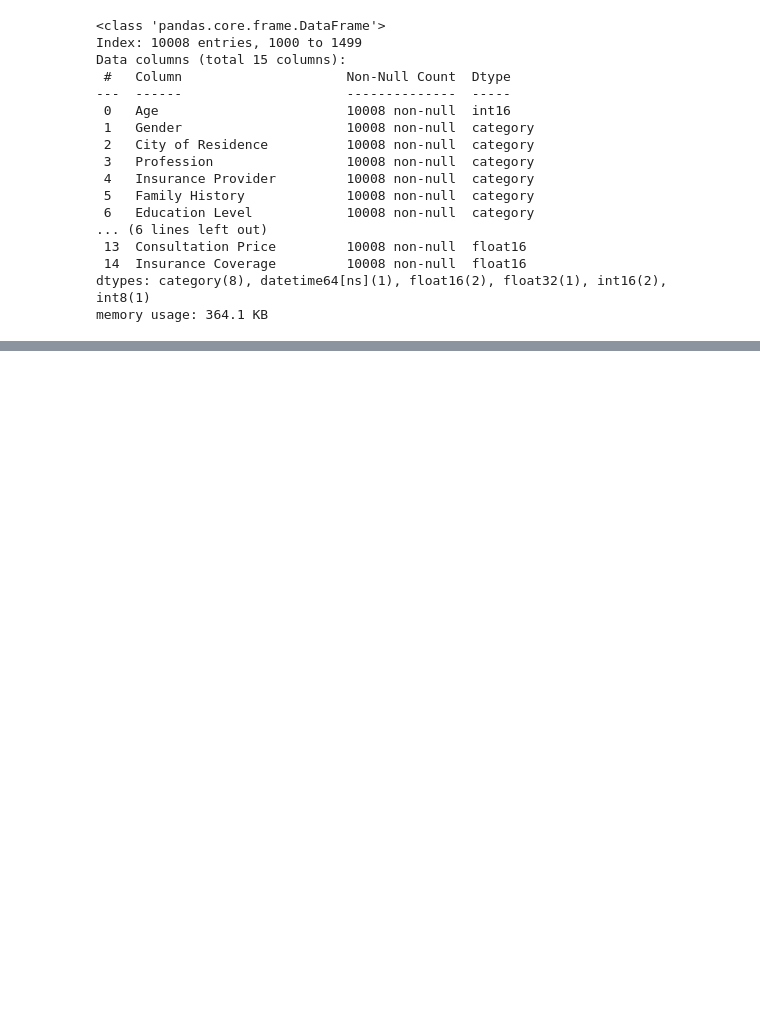
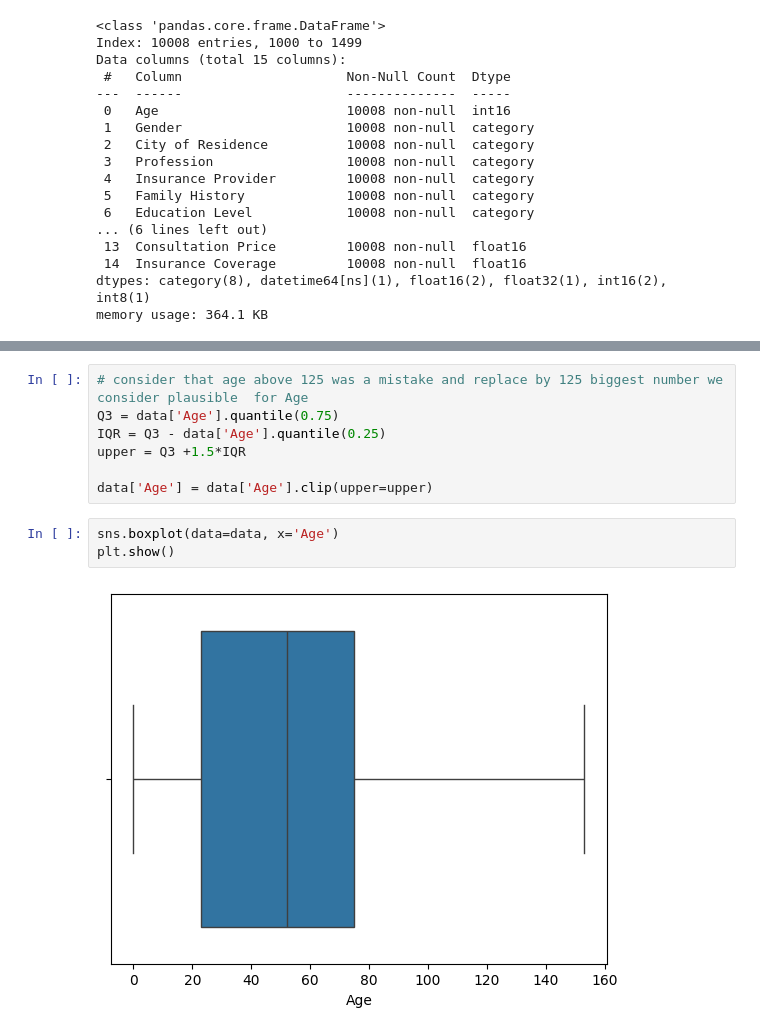
Before and after one commit to amdbsilva/pre-processing, a Jupyter notebook: projeto de datapreprocessing.ipynb, the cells around one changed output, grey strips where cells are left out. Cells and saved outputs as stored; diff of their text form; blank space fills up the shorter version.

```diff
--- a/projeto de datapreprocessing.ipynb
+++ b/projeto de datapreprocessing.ipynb
@@ -758,0 +786,12 @@ memory usage: 364.1 KB
+# %%
+# consider that age above 125 was a mistake and replace by 125 biggest number we consider plausible  for Age
+Q3 = data['Age'].quantile(0.75)
+IQR = Q3 - data['Age'].quantile(0.25)
+upper = Q3 +1.5*IQR
+
+data['Age'] = data['Age'].clip(upper=upper)
+# %%
+sns.boxplot(data=data, x='Age')
+plt.show()
+# %% [output]
+[figure, added]
```
Also changed, not shown: parts of 23 cells of this notebook.
